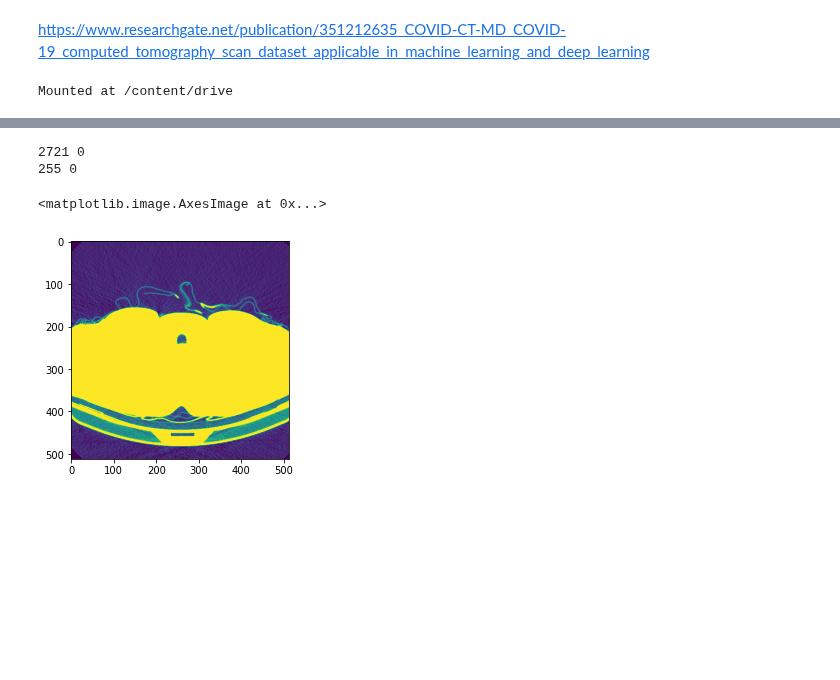
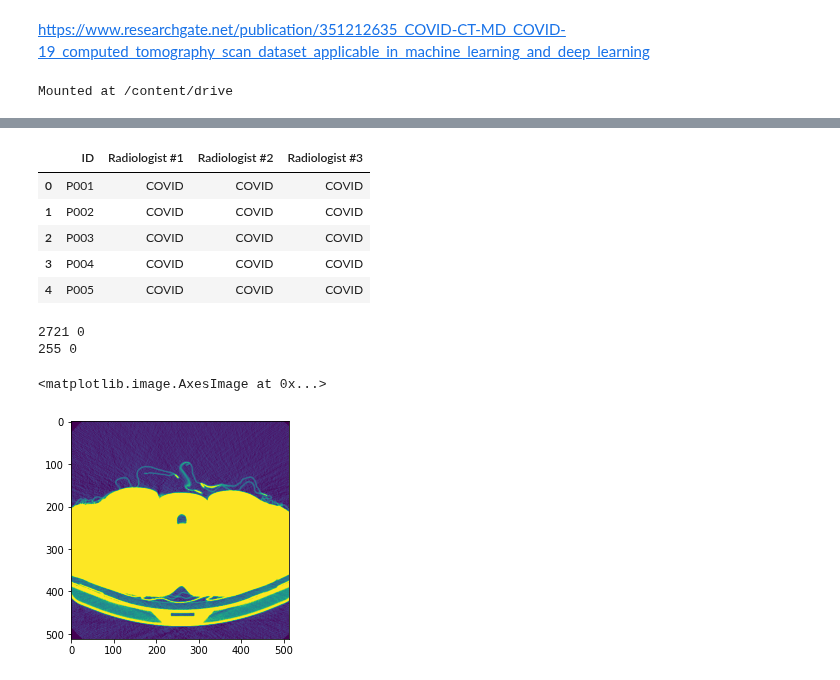
Before and after one commit to talhaanwarch/my_pytorch, a Jupyter notebook: coivd_tpu.ipynb, the cells around one changed output, grey strips where cells are left out. Saved outputs shown, nothing was run; the diff lists cells and outputs as text; code cells hidden in the pictures; blank space fills up the shorter version.

```diff
--- a/coivd_tpu.ipynb
+++ b/coivd_tpu.ipynb
@@ -53,6 +67,13 @@ import cv2
 # %%
-# df=pd.read_csv('/content/Radiogists-seperated-labels.csv')
-# df.head()
+df=pd.read_csv('/content/data/Radiogists-seperated-labels.csv')
+df.head()
+# %% [output]
+|  | ID | Radiologist #1 | Radiologist #2 | Radiologist #3 |
+| 0 | P001 | COVID | COVID | COVID |
+| 1 | P002 | COVID | COVID | COVID |
+| 2 | P003 | COVID | COVID | COVID |
+| 3 | P004 | COVID | COVID | COVID |
+| 4 | P005 | COVID | COVID | COVID |
 # %%
 import pydicom as dicom
 ds = dicom.dcmread('/content/data/Normal Cases/normal001/IM0001.dcm')
```
Also changed, not shown: parts of 3 cells of this notebook.
